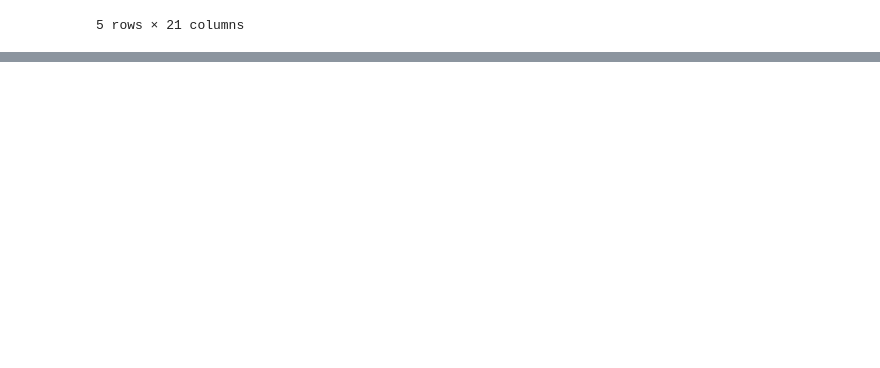
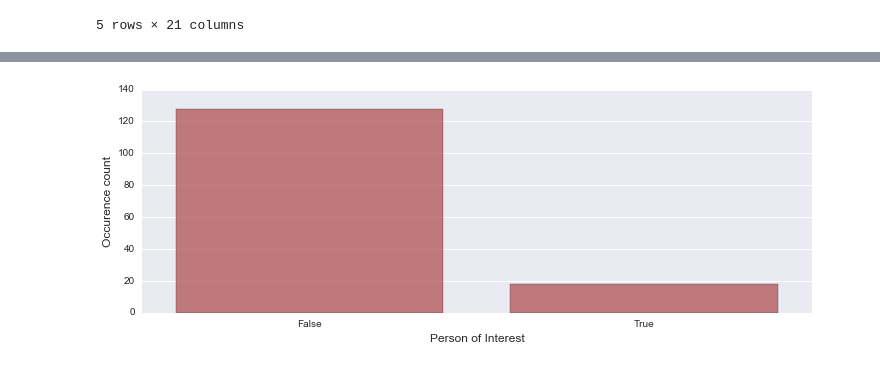
Before and after one commit to ian-whitestone/enron-poi-classification, a Jupyter notebook: enron_eda.ipynb, the cells around one changed output, grey strips where cells are left out. Drawn from its saved outputs; the diff is of its cells as text; code cells hidden in the pictures; blank space fills up the shorter version.

```diff
--- a/enron_eda.ipynb
+++ b/enron_eda.ipynb
@@ -5,4 +15,9 @@ import pandas as pd
 import pickle
 from ggplot import *
 from feature_format import featureFormat, targetFeatureSplit
+# %%
+## initiate seaborn plotting
+import matplotlib.pyplot as plt
+import seaborn as sns
+p = sns.color_palette()
 # %%
@@ -9,5 +25,7 @@ from feature_format import featureFormat, targetFeatureSplit
 with open("final_project_dataset.pkl", "rb") as data_file:
     my_dataset = pickle.load(data_file)
+# %%
+my_dataset.pop('TOTAL');
 # %%
 df = pd.DataFrame.from_dict(my_dataset,orient='index')
 # %%
@@ -22,0 +57,9 @@ df.head()
+# %%
+poi = df.poi.value_counts()
+
+plt.figure(figsize=(12,4));
+sns.barplot(poi.index, poi.values, alpha=0.8, color=p[2]);
+plt.xlabel('Person of Interest', fontsize=12);
+plt.ylabel('Occurence count', fontsize=12);
+# %% [output]
+[figure, added]
```
Also changed, not shown: parts of 16 cells of this notebook.
